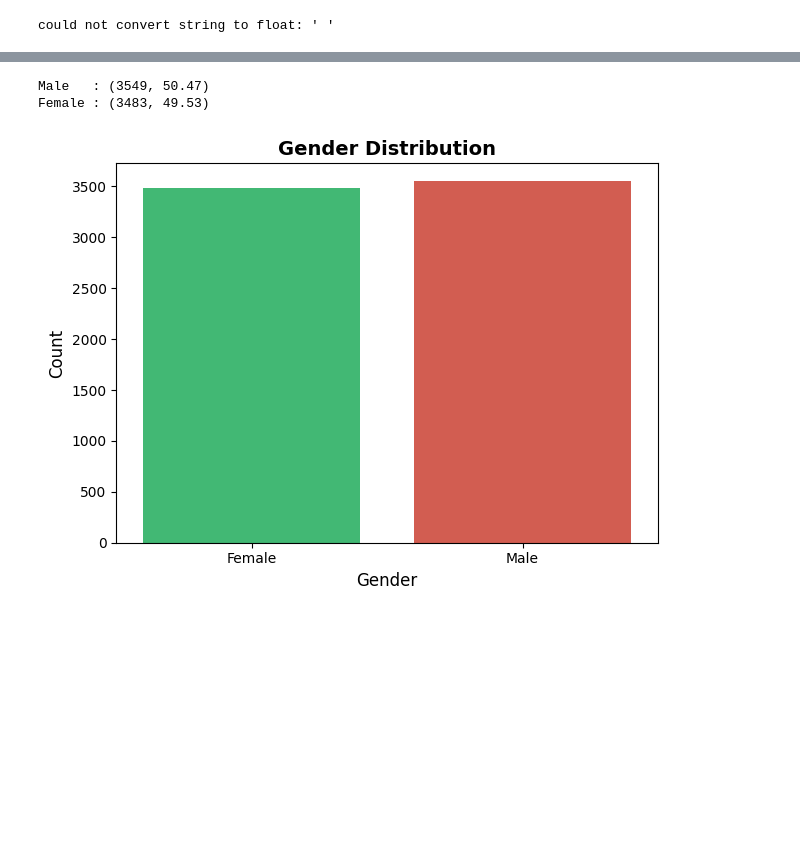
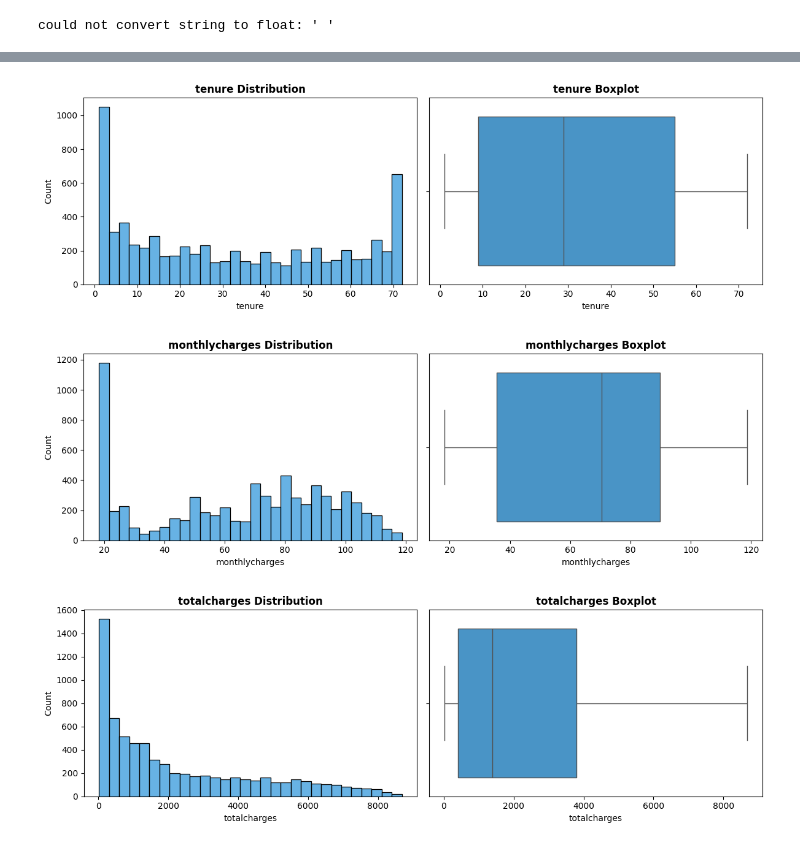
Before and after one commit to Pranav-Dhadwal/Customer_churn_prediction, a Jupyter notebook: notebooks/eda.ipynb, the cells around one changed output, grey strips where cells are left out. Drawn from its saved outputs; the diff is of its cells as text; code cells hidden in the pictures; blank space fills up the shorter version.

```diff
--- a/notebooks/eda.ipynb
+++ b/notebooks/eda.ipynb
@@ -166,33 +148,0 @@ Not Churned : (5163, 73.42)
-# %%
-# gender
-male, female = df['gender'].value_counts()
-print(f'''
-Male   : {male, (round(male/rows*100, 2))}
-Female : {female, (round(female/rows*100, 2))}
-''')
-
-x = sns.countplot(data=df, x='gender', hue='gender',
-                   palette={'Male': '#e74c3c', 'Female': '#2ecc71'},
-                   legend=False)
-
-total = len(df)
-for bar in ax.patches:
-    count = int(bar.get_height())
-    pct = count / total * 100
-    ax.text(
-        bar.get_x() + bar.get_width() / 2,  # x center
-        bar.get_height() / 2,               # y middle of bar
-        f'{count}\n({pct:.1f}%)',
-        ha='center', va='center',           # center both ways
-        fontsize=11, color='white', fontweight='bold'
-    )
-
-plt.title('Gender Distribution', fontsize=14, fontweight='bold')
-plt.xlabel('Gender', fontsize=12)
-plt.ylabel('Count', fontsize=12)
-plt.tight_layout()
-plt.show()
-# %% [output]
-Male   : (3549, 50.47)
-Female : (3483, 49.53)
-[figure, removed]
@@ -198,0 +174,27 @@ Female : (3483, 49.53)
+# %%
+def univarate_num(col_name):
+    fig, axes = plt.subplots(1, 2, figsize=(12, 4))
+
+    sns.histplot(data=df, x=col_name, bins=30, color='#3498db', ax=axes[0])
+    axes[0].set_title(f'{col_name} Distribution', fontweight='bold')
+
+    sns.boxplot(data=df, x=col_name, color='#3498db', ax=axes[1])
+    axes[1].set_title(f'{col_name} Boxplot', fontweight='bold')
+
+    plt.tight_layout()
+    return plt
+# %%
+num_cols = ['tenure', 'monthlycharges', 'totalcharges']
+cat_cols = ['churn', 'seniorcitizen', 'contract', 'internetservice', 'paymentmethod', 'paperlessbilling']
+
+for col in num_cols:
+    univarate_num(col)
+    plt.show()
+
+# for col in cat_cols:
+#     univarate(col)
+#     plt.show()
+# %% [output]
+[figure, added]
+[figure, added]
+[figure, added]
```
Also changed, not shown: parts of 9 cells of this notebook.
